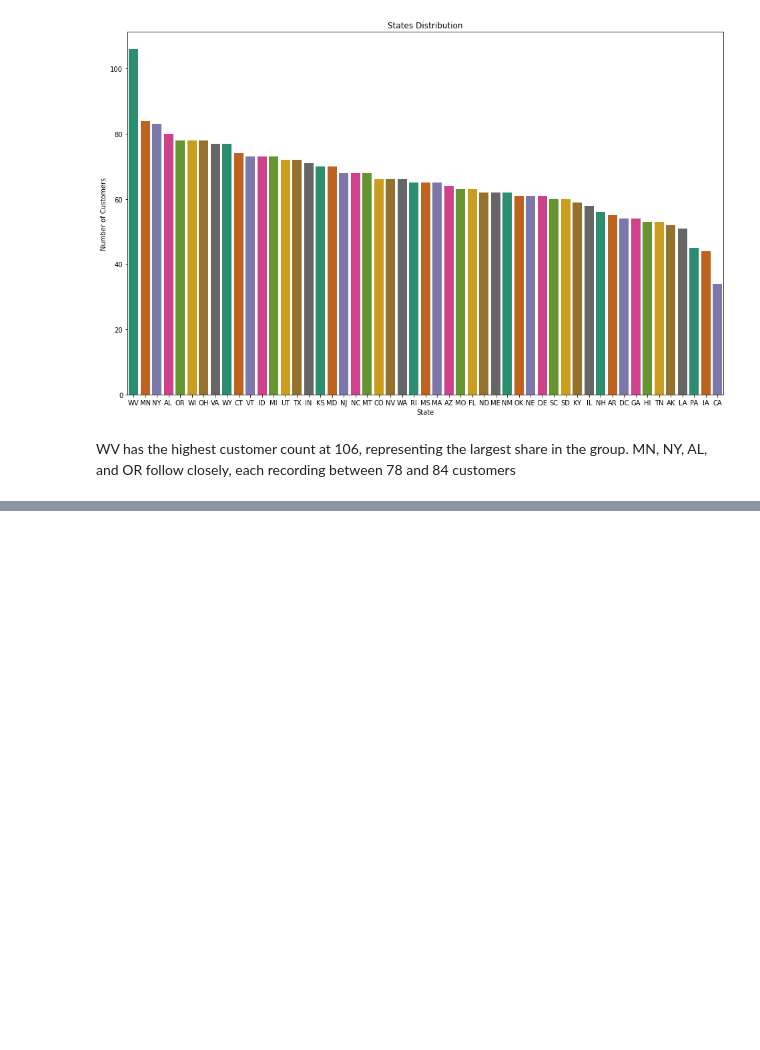
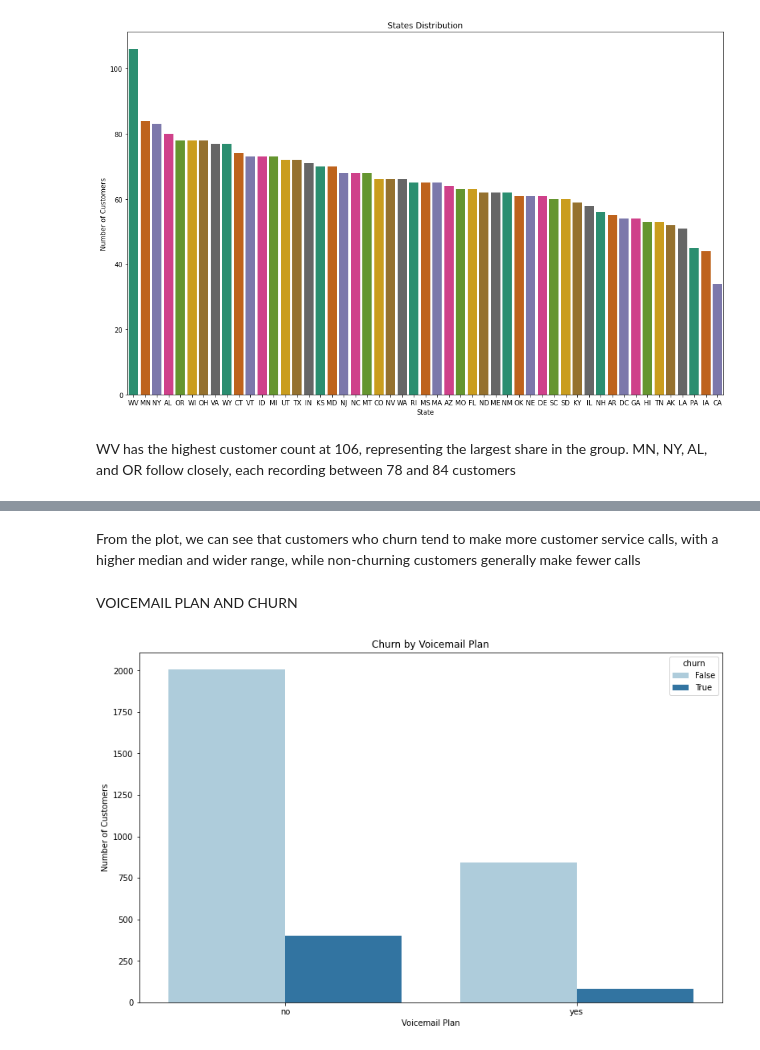
Before and after one commit to edgarowuor-tech/PHASE_THREE_CLASSIFICATION-MODEL-PROJECT, a Jupyter notebook: index.ipynb, the cells around one changed output, grey strips where cells are left out. Saved outputs shown, nothing was run; the diff lists cells and outputs as text; code cells hidden in the pictures; blank space fills up the shorter version.

```diff
--- a/index.ipynb
+++ b/index.ipynb
@@ -443,0 +468,13 @@ WV has the highest customer count at 106, representing the largest share in the
+# %% [markdown]
+From the plot, we can see that customers who churn tend to make more customer service calls, with a higher median and wider range, while non-churning customers generally make fewer calls
+# %% [markdown]
+VOICEMAIL PLAN AND CHURN
+# %%
+plt.figure(figsize = (13, 8))
+sns.countplot(x = 'voice_mail_plan', hue = data['churn'].astype(str), data = data, palette = 'Paired')
+plt.title("Churn by Voicemail Plan")
+plt.xlabel("Voicemail Plan")
+plt.ylabel("Number of Customers")
+plt.show();
+# %% [output]
+[figure, added]
```
Also changed, not shown: parts of 11 cells of this notebook, 1 other file.
